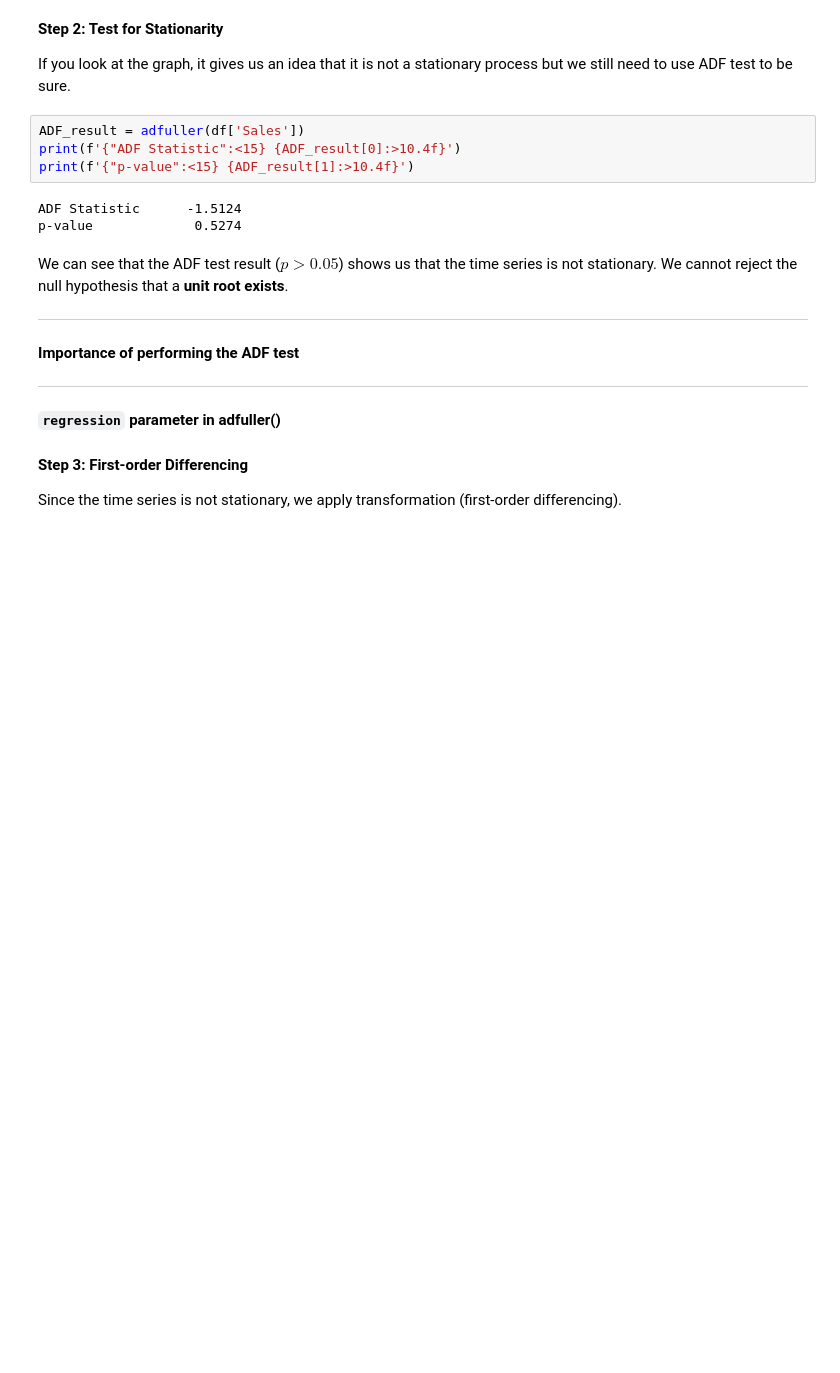
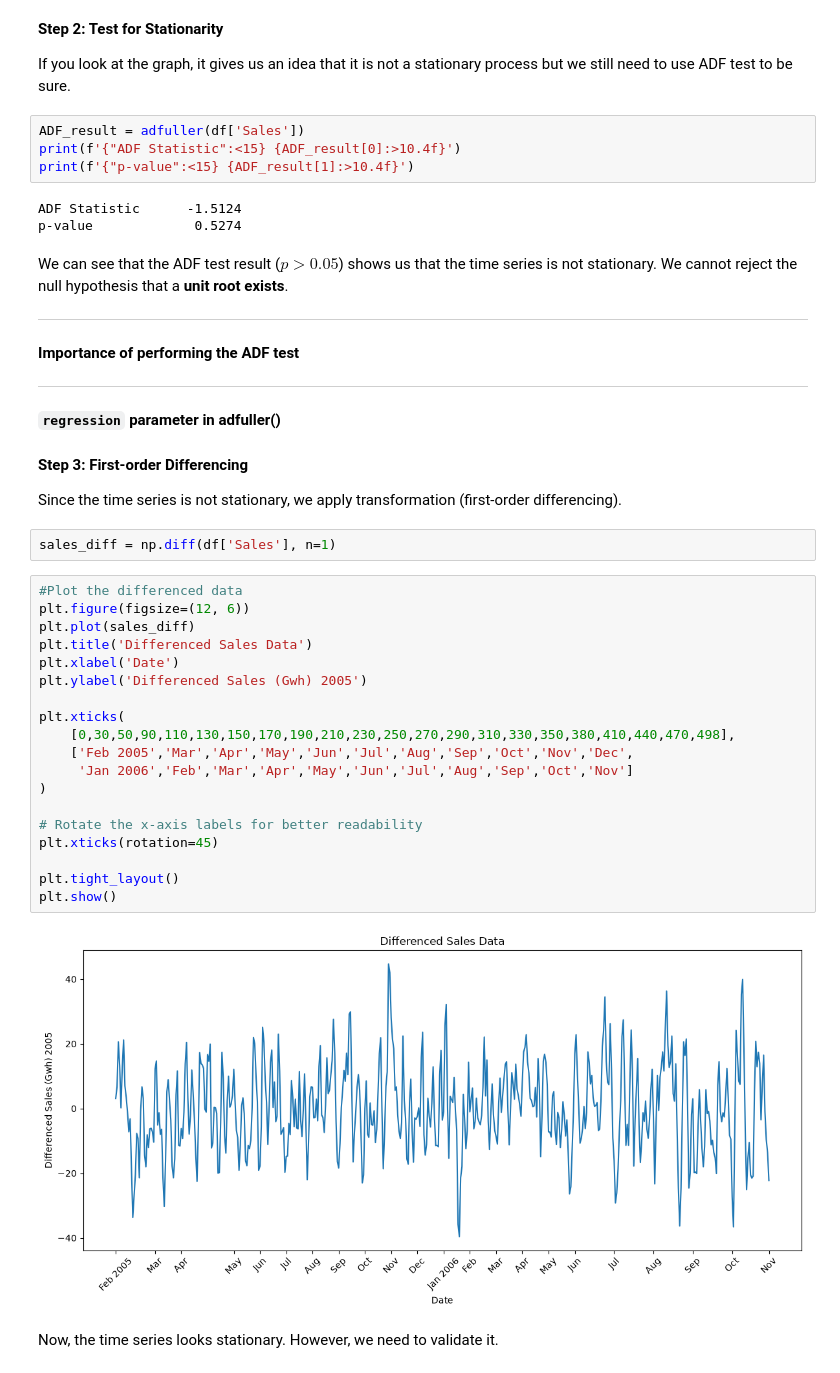
Before and after one commit to michaelhudson2205/INFO3022_Practicals, a Jupyter notebook: P4_2_Moving_Average.ipynb, the cells around one changed output. Saved outputs shown, nothing was run; the diff lists cells and outputs as text; blank space fills up the shorter version.

```diff
--- a/P4_2_Moving_Average.ipynb
+++ b/P4_2_Moving_Average.ipynb
@@ -119,3 +119,28 @@ We can see that the ADF test result ($p\gt0.05$) shows us that the time series i
 **Step 3: First-order Differencing**
 
 Since the time series is not stationary, we apply transformation (first-order differencing).
+# %%
+sales_diff = np.diff(df['Sales'], n=1)
+# %%
+#Plot the differenced data
+plt.figure(figsize=(12, 6))
+plt.plot(sales_diff)
+plt.title('Differenced Sales Data')
+plt.xlabel('Date')
+plt.ylabel('Differenced Sales (Gwh) 2005')
+
+plt.xticks(
+    [0,30,50,90,110,130,150,170,190,210,230,250,270,290,310,330,350,380,410,440,470,498],
+    ['Feb 2005','Mar','Apr','May','Jun','Jul','Aug','Sep','Oct','Nov','Dec',
+     'Jan 2006','Feb','Mar','Apr','May','Jun','Jul','Aug','Sep','Oct','Nov']
+)
+
+# Rotate the x-axis labels for better readability
+plt.xticks(rotation=45)
+
+plt.tight_layout()
+plt.show()
+# %% [output]
+[figure, added]
+# %% [markdown]
+Now, the time series looks stationary. However, we need to validate it.
```
Also changed, not shown: parts of 15 cells of this notebook.
